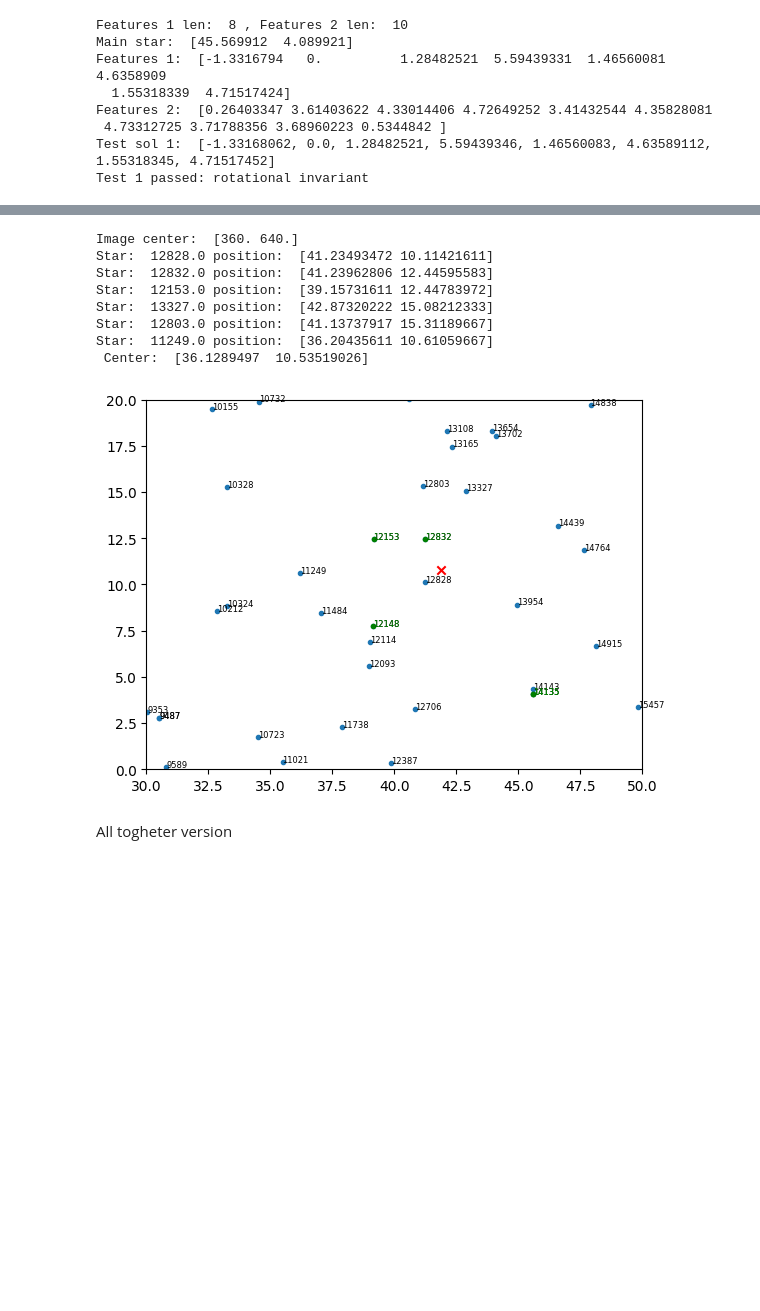
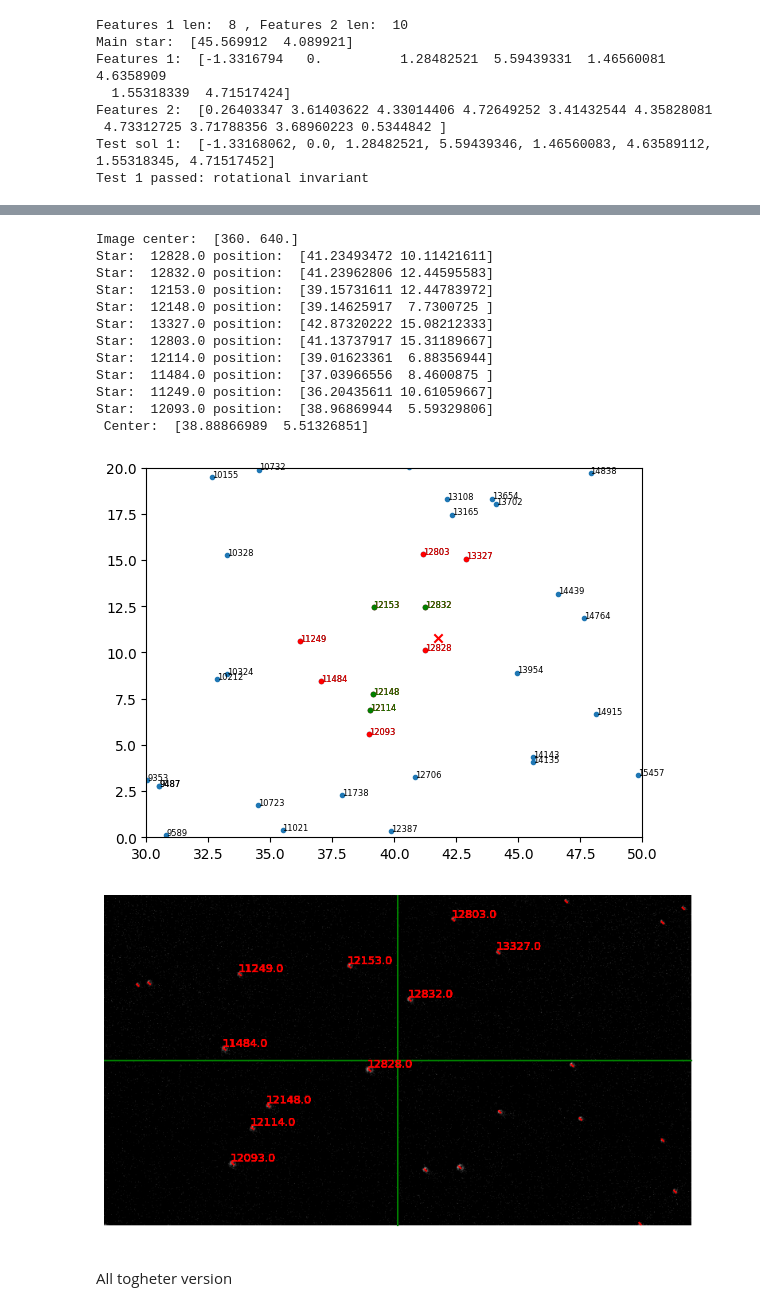
Before and after one commit to I-Zuniga/Event_Star_tracker, a Jupyter notebook: jupyter_notebooks/sdk_test.ipynb, the cells around one changed output, grey strips where cells are left out. Saved outputs shown, nothing was run; the diff lists cells and outputs as text; code cells hidden in the pictures; blank space fills up the shorter version.

```diff
--- a/jupyter_notebooks/sdk_test.ipynb
+++ b/jupyter_notebooks/sdk_test.ipynb
@@ -65,8 +65,8 @@ print(len(frames))
 # %%
 # Compact the frames
 
-max_buffer = 10
-blend = np.array(np.zeros((cv2.cvtColor(np.array(frames[0]), cv2.COLOR_BGR2GRAY).shape)))
+max_buffer = 5
+# blend = np.array(np.zeros((cv2.cvtColor(np.array(frames[0]), cv2.COLOR_BGR2GRAY).shape)))
 copact_frames = []
 count = 0
 frames_buffer = []
@@ -140,3 +140,17 @@ for index, frame in  enumerate(copact_frames) :
     clusters_list.append( index_cluster(frame, pixel_range, clusters_index) )
 
     # print('Frame: ', index ,' Original clusters: ', len(clusters_index))
+
+# FOR NOISY IMAGES delete the clusters with a mass lower than a treshold
+mass_treshold = 0.2
+treshold_val = mass_treshold*np.max([cluster_mass[1] for cluster_mass in  clusters_list[12]])
+clusters_list_filtered = [cluster for cluster in clusters_list[12] if cluster[1] > treshold_val ]
+
+print('Original clusters: ', len(clusters_list[12]),'Fitered clusters: ',  len(clusters_list_filtered))
+
+#JUST TO CHECK SOM WITHOUT FALSE STARS
+# clusters_list_filtered.pop(2) # Remove the cluster 3 of the frame 12
+# clusters_list_filtered.pop(5) # Remove the cluster 7(-1) of the frame 12
+
+plot_cluster(copact_frames[12], [x[0] for x in clusters_list_filtered], pixel_range, [18.5,10])
+# plot_cluster(copact_frames[12],clusters_list[12], pixel_range)
@@ -621,39 +600,52 @@ plt.plot([x[1] for x in stars_data],stars_data[:,2],'.')
 # #Plot the identification names of the set of stars
 for i in range(len(stars_data)):
     if stars_data[i,1] < x_range[1] and stars_data[i,1] > x_range[0] and stars_data[i,2] < y_range[1] and stars_data[i,2] > y_range[0]:
         plt.text(stars_data[i,1], stars_data[i,2], str(int(stars_data[i,0])) , fontsize=6)
 
 x_range = [30, 50]
 y_range = [0, 20]
 
+
+# plot the sub set of stars that were confirmed
+stars_subdata = stars_data[[x for x in confirmed_stars_ids if x is not None]]
+plt.plot([x[1] for x in stars_subdata],stars_subdata[:,2],'.r')
+for i in range(len(stars_subdata)):
+    if stars_subdata[i,1] < x_range[1] and stars_subdata[i,1] > x_range[0] and stars_subdata[i,2] < y_range[1] and stars_subdata[i,2] > y_range[0]:
+        plt.text(stars_subdata[i,1], stars_subdata[i,2], str(int(stars_subdata[i,0])) , fontsize=6, color = 'r')
+
+#Plot the identification names of the sub set of stars fistly identified
 not_none = [x[2] for x in predcited_stars if x[2] is not None]
 stars_subdata = stars_data[not_none]
-#Check that the stars are in range
-# stars_subdata = [x.tolist() for x in stars_subdata if np.round(x[1]) in range(x_range[0], x_range[1]) and np.round(x[2]) in range(y_range[0], y_range[1])]
-
 plt.plot([x[1] for x in stars_subdata],stars_subdata[:,2],'.g')
-#Plot the identification names of the sub set of stars
 for i in range(len(stars_subdata)):
     if stars_subdata[i,1] < x_range[1] and stars_subdata[i,1] > x_range[0] and stars_subdata[i,2] < y_range[1] and stars_subdata[i,2] > y_range[0]:
         plt.text(stars_subdata[i,1], stars_subdata[i,2], str(int(stars_subdata[i,0])) , fontsize=6, color = 'g')
 
-#Plot the cener of the image
+
+#Plot the center of the image
 plt.scatter(x_c_solution, y_c_solution, color='r', label='Center', marker='x')
 
 #change the limits of the axis
 plt.xlim(x_range)
 plt.ylim(y_range)
 
 plt.show()
+
+plot_cluster_with_id(copact_frames[11], np.array(clusters_sort, dtype=object)[:,0], confirmed_stars_hip, center = True)
 # %% [output]
 Image center:  [360. 640.]
 Star:  12828.0 position:  [41.23493472 10.11421611]
 Star:  12832.0 position:  [41.23962806 12.44595583]
 Star:  12153.0 position:  [39.15731611 12.44783972]
+Star:  12148.0 position:  [39.14625917  7.7300725 ]
 Star:  13327.0 position:  [42.87320222 15.08212333]
 Star:  12803.0 position:  [41.13737917 15.31189667]
+Star:  12114.0 position:  [39.01623361  6.88356944]
+Star:  11484.0 position:  [37.03966556  8.4600875 ]
 Star:  11249.0 position:  [36.20435611 10.61059667]
- Center:  [36.1289497  10.53519026]
+Star:  12093.0 position:  [38.96869944  5.59329806]
+ Center:  [38.88866989  5.51326851]
-[figure, old version]
+[figure, new version]
+[figure, added]
 # %% [markdown]
 All togheter version
```
Also changed, not shown: parts of 14 cells of this notebook, 2 other files.
